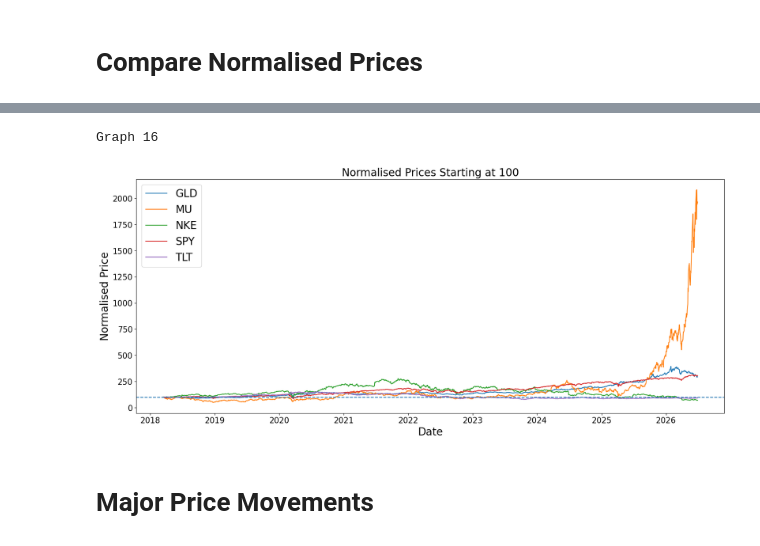
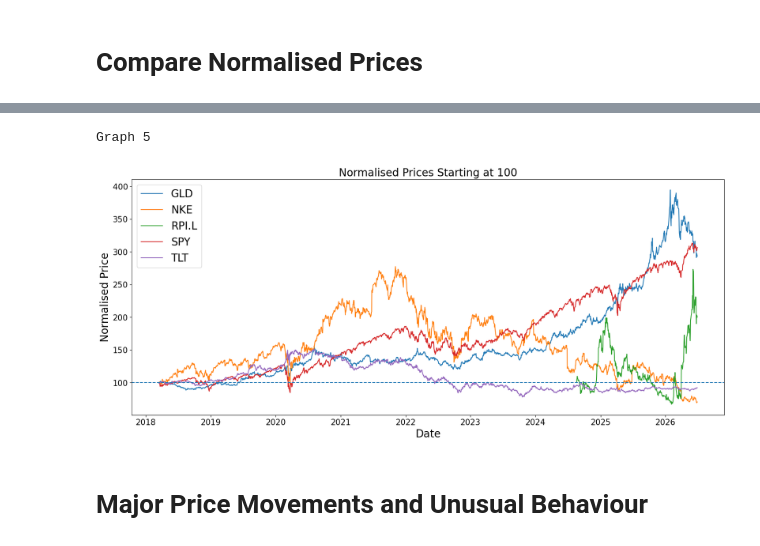
Before and after one commit to maxautomateseverything/market-intelligence-pipeline, a Jupyter notebook: notebooks/03 - Price Behaviour.ipynb, the cells around one changed output, grey strips where cells are left out. Saved outputs shown, nothing was run; the diff lists cells and outputs as text; code cells hidden in the pictures.

Commit message:
Notebook  - Price Behaviour

```diff
--- a/notebooks/03 - Price Behaviour.ipynb
+++ b/notebooks/03 - Price Behaviour.ipynb
@@ -222,39 +222,39 @@ Graph 15
 [figure]
 # %%
-remove_tickers = ["SNDK", "RPI.L"]  # replace with tickers you want to remove
+remove_tickers = ["SNDK", "MU"]  # replace with tickers you want to remove
 
 reduced_df = (
     df_2.loc[~df_2[ticker].isin(remove_tickers)]
         .dropna(axis=0, how="any")
         .copy()
 )
 
 reduced_df = reduced_df.sort_values([ticker, date])
 
 reduced_df[normalised_price] = reduced_df.groupby(ticker)[price].transform(
     lambda x: x / x.iloc[0] * 100
 )
 
 plt.figure(figsize = (20,8))
 
 for asset, group in reduced_df.groupby(ticker):
 
     plt.plot(group[date], group[normalised_price], label = asset)
 
 plt.axhline(100, linestyle = "--")
 plt.legend(fontsize=20)
 plt.title(f"Normalised Prices Starting at 100", fontsize = 20)
 plt.xlabel("Date", fontsize = 20)
 plt.ylabel("Normalised Price", fontsize = 20)
 plt.xticks(fontsize = 15)
 plt.yticks(fontsize = 15)
 
 graph_count += 1
 print(f"Graph {graph_count}")
 
 plt.show()
 # %% [output]
-Graph 16
+Graph 5
-[figure, old version]
+[figure, new version]
 # %% [markdown]
-# Major Price Movements
+# Major Price Movements and Unusual Behaviour
```
Also changed, not shown: parts of 8 cells of this notebook, 5 other files.
